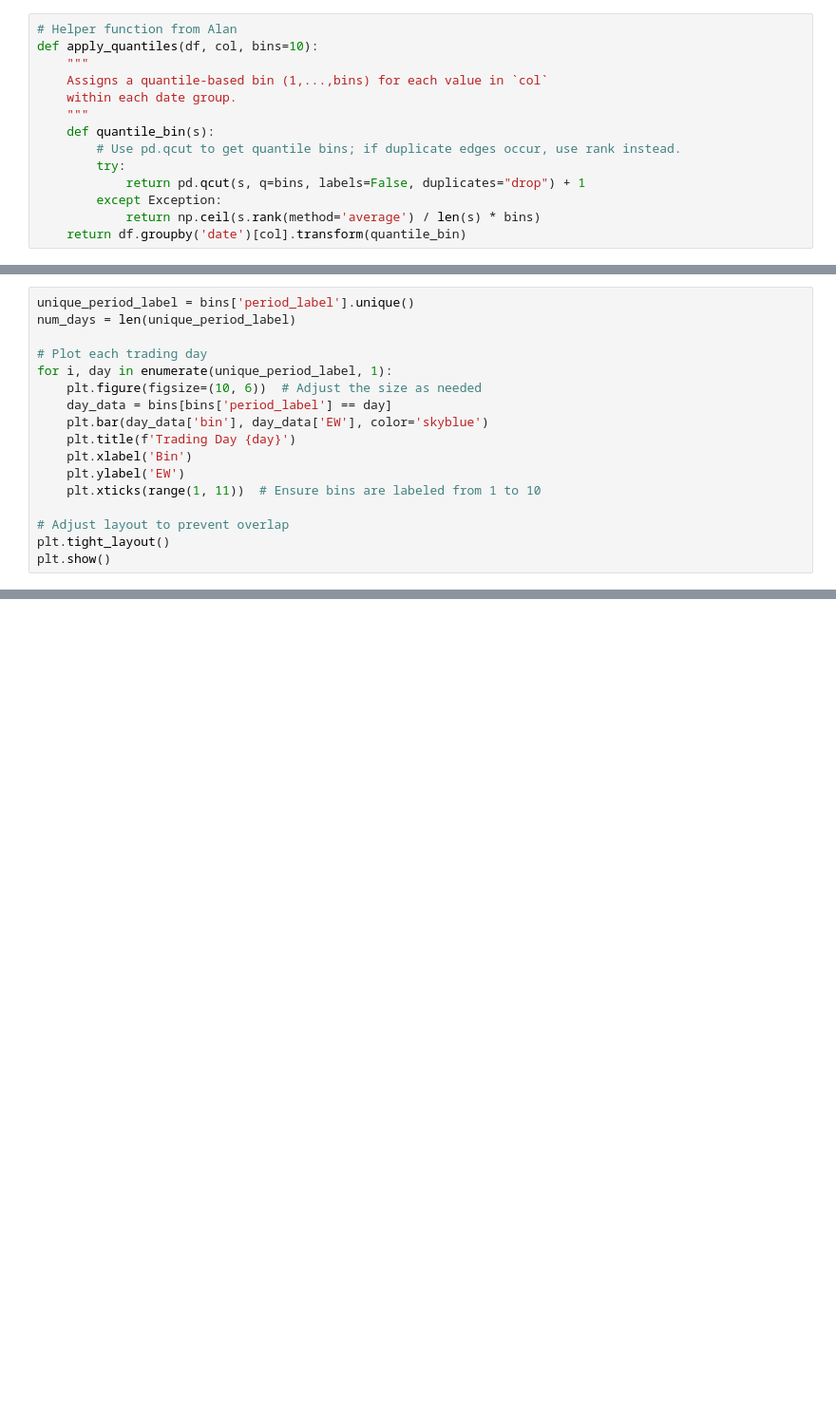
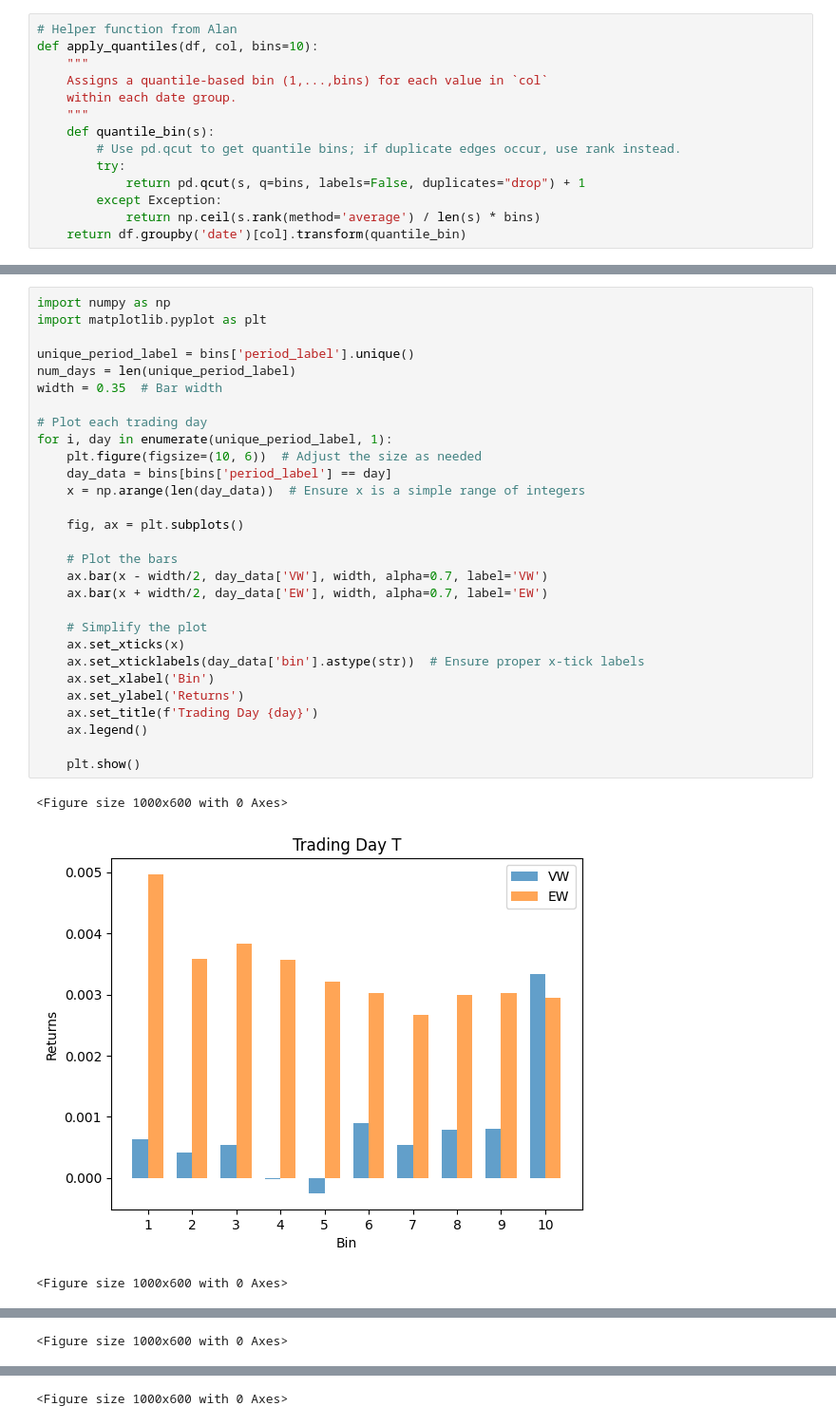
Before and after one commit to yeyechen/DashForCash, a Jupyter notebook: src/analysis.ipynb, the cells around one changed output, grey strips where cells are left out. Shown: that part at 95% size. Drawn from its saved outputs; the diff is of its cells as text; blank space fills up the shorter version.

```diff
--- a/src/analysis.ipynb
+++ b/src/analysis.ipynb
@@ -241,17 +338,0 @@ bins
-# %%
-unique_period_label = bins['period_label'].unique()
-num_days = len(unique_period_label)
-
-# Plot each trading day
-for i, day in enumerate(unique_period_label, 1):
-    plt.figure(figsize=(10, 6))  # Adjust the size as needed
-    day_data = bins[bins['period_label'] == day]
-    plt.bar(day_data['bin'], day_data['EW'], color='skyblue')
-    plt.title(f'Trading Day {day}')
-    plt.xlabel('Bin')
-    plt.ylabel('EW')
-    plt.xticks(range(1, 11))  # Ensure bins are labeled from 1 to 10
-
-# Adjust layout to prevent overlap
-plt.tight_layout()
-plt.show()
@@ -263,0 +339,33 @@ plt.show()
+# %%
+import numpy as np
+import matplotlib.pyplot as plt
+
+unique_period_label = bins['period_label'].unique()
+num_days = len(unique_period_label)
+width = 0.35  # Bar width
+
+# Plot each trading day
+for i, day in enumerate(unique_period_label, 1):
+    plt.figure(figsize=(10, 6))  # Adjust the size as needed
+    day_data = bins[bins['period_label'] == day]
+    x = np.arange(len(day_data))  # Ensure x is a simple range of integers
+
+    fig, ax = plt.subplots()
+
+    # Plot the bars
+    ax.bar(x - width/2, day_data['VW'], width, alpha=0.7, label='VW')
+    ax.bar(x + width/2, day_data['EW'], width, alpha=0.7, label='EW')
+
+    # Simplify the plot
+    ax.set_xticks(x)
+    ax.set_xticklabels(day_data['bin'].astype(str))  # Ensure proper x-tick labels
+    ax.set_xlabel('Bin')
+    ax.set_ylabel('Returns')
+    ax.set_title(f'Trading Day {day}')
+    ax.legend()
+
+    plt.show()
+# %% [output]
+<Figure size 1000x600 with 0 Axes>
+[figure, added]
+<Figure size 1000x600 with 0 Axes>
@@ -263,0 +373 @@ plt.show()
+<Figure size 1000x600 with 0 Axes>
@@ -263,0 +375 @@ plt.show()
+<Figure size 1000x600 with 0 Axes>
```
Also changed, not shown: parts of 21 cells of this notebook.
